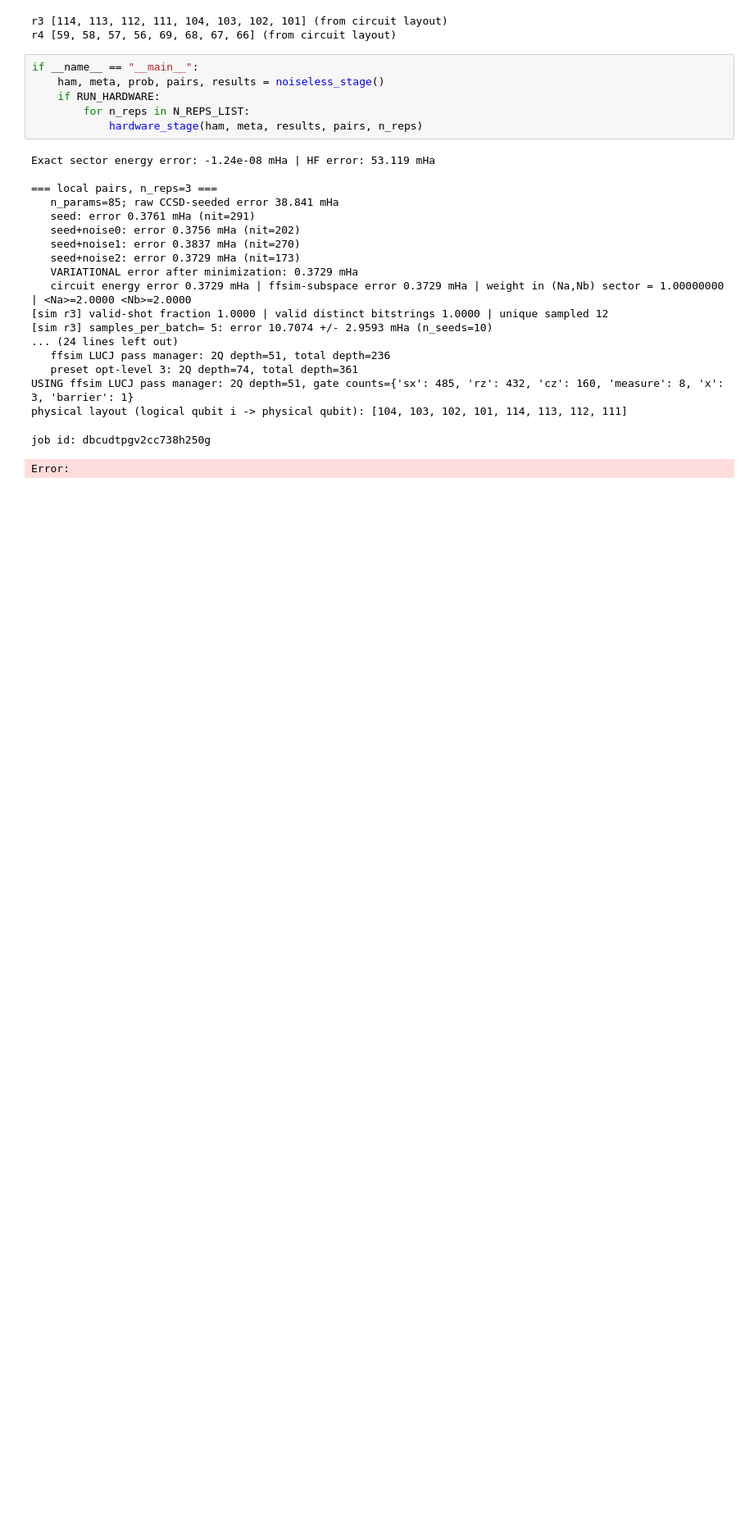
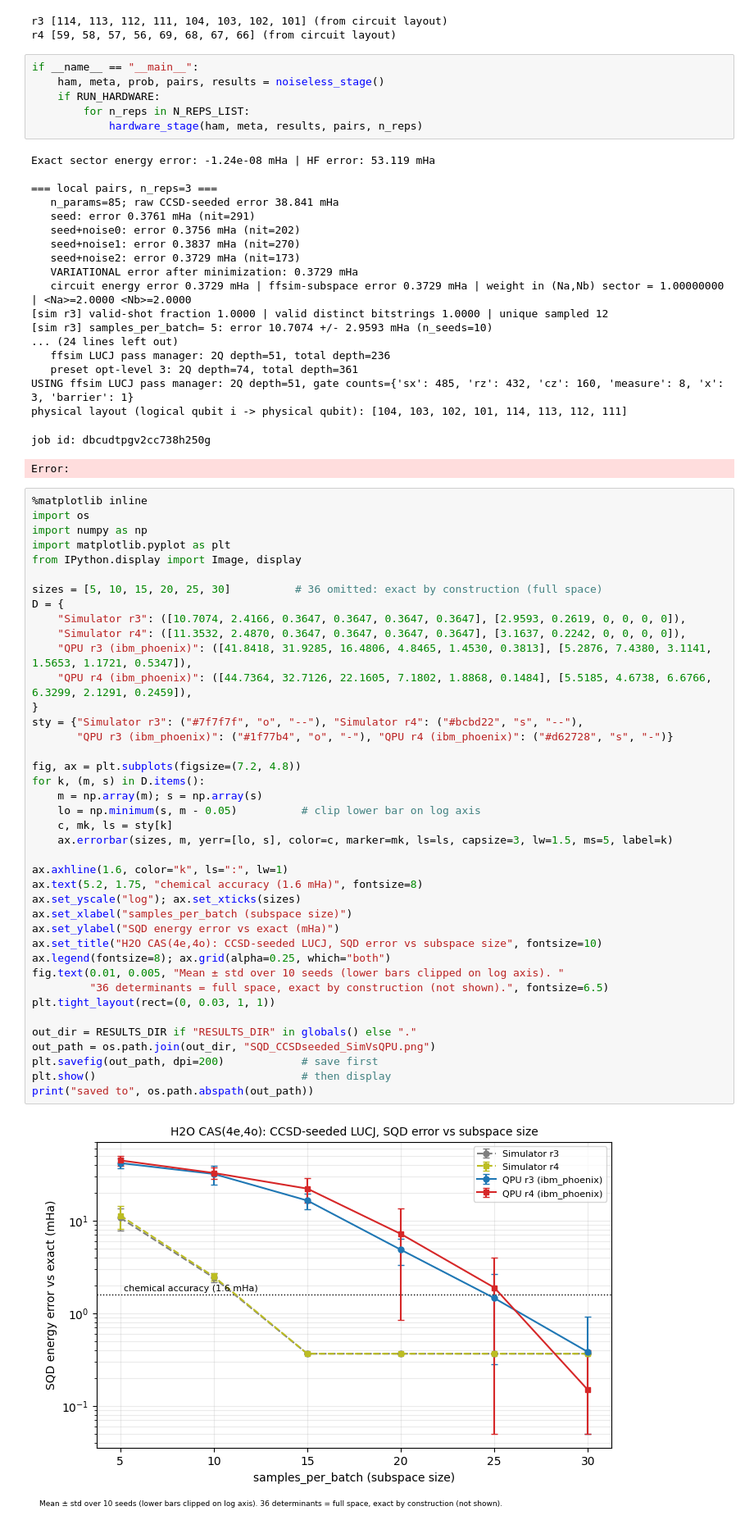
Before and after one commit to KhushiPandey1805/SQD, a Jupyter notebook: code/SQD_CCSDseededLUCJ.ipynb, the cells around one changed output. Shown at 82% size. Drawn from its saved outputs; the diff is of its cells as text; blank space fills up the shorter version.

Commit message:
Plotted results

```diff
--- a/code/SQD_CCSDseededLUCJ.ipynb
+++ b/code/SQD_CCSDseededLUCJ.ipynb
@@ -487,3 +487,45 @@ USING ffsim LUCJ pass manager: 2Q depth=51, gate counts={'sx': 485, 'rz': 432, '
 physical layout (logical qubit i -> physical qubit): [104, 103, 102, 101, 114, 113, 112, 111]
 job id: dbcudtpgv2cc738h250g
 Error:
+# %%
+%matplotlib inline
+import os
+import numpy as np
+import matplotlib.pyplot as plt
+from IPython.display import Image, display
+
+sizes = [5, 10, 15, 20, 25, 30]          # 36 omitted: exact by construction (full space)
+D = {
+    "Simulator r3": ([10.7074, 2.4166, 0.3647, 0.3647, 0.3647, 0.3647], [2.9593, 0.2619, 0, 0, 0, 0]),
+    "Simulator r4": ([11.3532, 2.4870, 0.3647, 0.3647, 0.3647, 0.3647], [3.1637, 0.2242, 0, 0, 0, 0]),
+    "QPU r3 (ibm_phoenix)": ([41.8418, 31.9285, 16.4806, 4.8465, 1.4530, 0.3813], [5.2876, 7.4380, 3.1141, 1.5653, 1.1721, 0.5347]),
+    "QPU r4 (ibm_phoenix)": ([44.7364, 32.7126, 22.1605, 7.1802, 1.8868, 0.1484], [5.5185, 4.6738, 6.6766, 6.3299, 2.1291, 0.2459]),
+}
+sty = {"Simulator r3": ("#7f7f7f", "o", "--"), "Simulator r4": ("#bcbd22", "s", "--"),
+       "QPU r3 (ibm_phoenix)": ("#1f77b4", "o", "-"), "QPU r4 (ibm_phoenix)": ("#d62728", "s", "-")}
+
+fig, ax = plt.subplots(figsize=(7.2, 4.8))
+for k, (m, s) in D.items():
+    m = np.array(m); s = np.array(s)
+    lo = np.minimum(s, m - 0.05)          # clip lower bar on log axis
+    c, mk, ls = sty[k]
+    ax.errorbar(sizes, m, yerr=[lo, s], color=c, marker=mk, ls=ls, capsize=3, lw=1.5, ms=5, label=k)
+
+ax.axhline(1.6, color="k", ls=":", lw=1)
+ax.text(5.2, 1.75, "chemical accuracy (1.6 mHa)", fontsize=8)
+ax.set_yscale("log"); ax.set_xticks(sizes)
+ax.set_xlabel("samples_per_batch (subspace size)")
+ax.set_ylabel("SQD energy error vs exact (mHa)")
+ax.set_title("H2O CAS(4e,4o): CCSD-seeded LUCJ, SQD error vs subspace size", fontsize=10)
+ax.legend(fontsize=8); ax.grid(alpha=0.25, which="both")
+fig.text(0.01, 0.005, "Mean ± std over 10 seeds (lower bars clipped on log axis). "
+         "36 determinants = full space, exact by construction (not shown).", fontsize=6.5)
+plt.tight_layout(rect=(0, 0.03, 1, 1))
+
+out_dir = RESULTS_DIR if "RESULTS_DIR" in globals() else "."
+out_path = os.path.join(out_dir, "SQD_CCSDseeded_SimVsQPU.png")
+plt.savefig(out_path, dpi=200)            # save first
+plt.show()                                # then display
+print("saved to", os.path.abspath(out_path))
+# %% [output]
+[figure, added]
```
Also changed, not shown: parts of 1 cell of this notebook.
